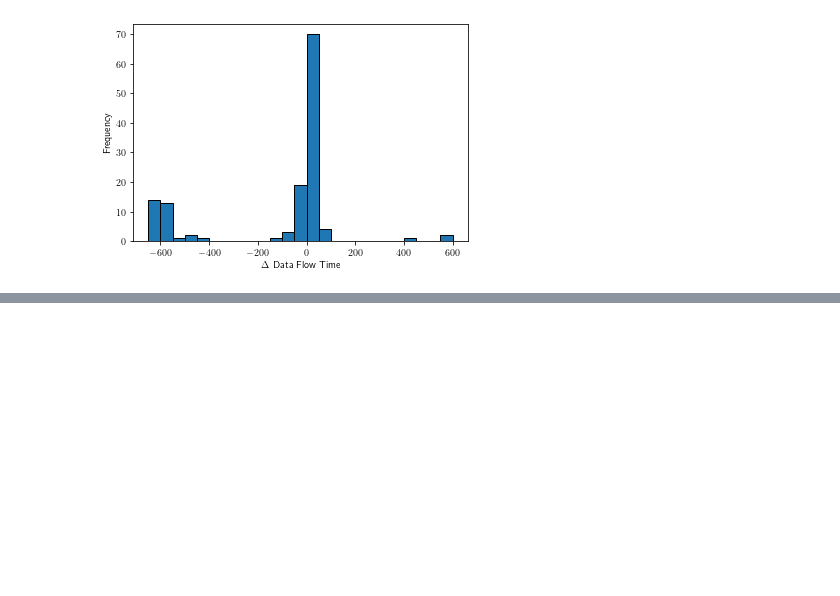
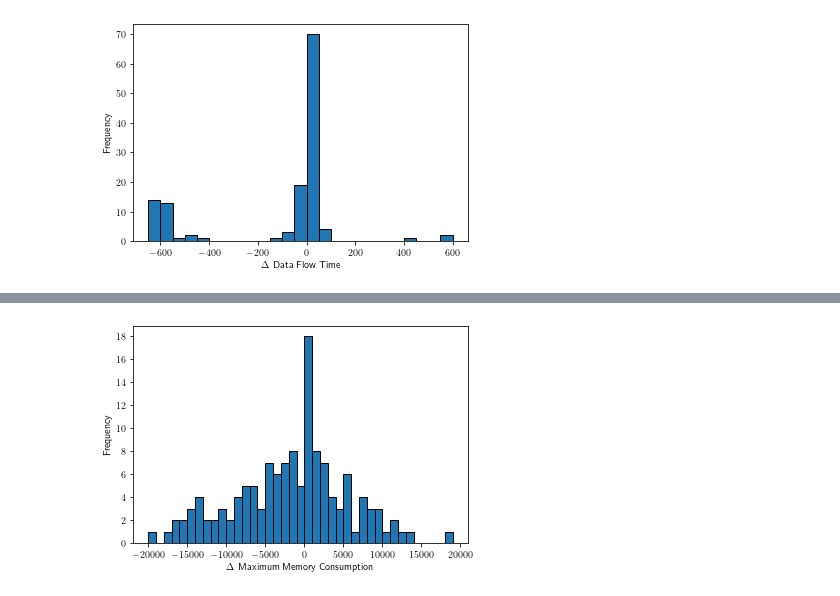
Before and after one commit to t1mlange/bachelor-thesis, a Jupyter notebook: scripts/RealWorld.ipynb, the cells around one changed output, grey strips where cells are left out. Cells and saved outputs as stored; diff of their text form; code cells hidden in the pictures; blank space fills up the shorter version.

```diff
--- a/scripts/RealWorld.ipynb
+++ b/scripts/RealWorld.ipynb
@@ -849,0 +982,56 @@ Median Maximum Memory Consumption & $8090.91MB$ & $27.3MB$\\
+# %%
+# Delta of each app with mem
+
+xfw = []
+datafw = []
+cfw = []
+xbw = []
+databw = []
+cbw = []
+
+delta = []
+deltat = []
+for name, app in apps.items():
+    if not app.isMemValid():
+        continue
+
+    d = 0
+    dt = 0
+    r1 = None
+    r2 = None
+    for run in app.runsSMP:
+        if run.direction == Direction.ForwardsSMP:
+            d -= run.maxMemPrecise
+            dt -= run.dataflowTime
+            r1 = run
+        elif run.direction == Direction.BackwardsSMP:
+            d += run.maxMemPrecise
+            dt += run.dataflowTime
+            r2 = run
+
+#     if abs(d) > 399:
+#         rel = app.sources / app.sinks
+#         if d < 0:
+#             ed1 = round(r1.infoflowEdges / r2.infoflowEdges)
+#             ed2 = round(r1.aliasEdges / r2.aliasEdges)
+#         else:
+#             ed1 = round(r2.infoflowEdges / (1 if r1.infoflowEdges == 0 else r1.infoflowEdges))
+#             ed2 = round(r2.aliasEdges / (1 if r1.aliasEdges == 0 else r1.aliasEdges))
+# #         print(f"{name}: {d}s with {app.sources}:{app.sinks} and edge {ed1}:{ed2}")
+    delta.append(d)
+
+#     if np.sign(d) != np.sign(dt) and (dt > 10 or d > 100):
+#         print("%s : %s" % (d, dt))
+
+fig = plt.figure()
+base = 1000
+rounded = int(base * np.ceil(np.abs(delta).max()/base))
+plt.hist(delta, bins=np.arange(-rounded, rounded, base), edgecolor='black')
+plt.xlabel("$\\Delta$ Maximum Memory Consumption")
+plt.ylabel("Frequency")
+locs, labels = plt.yticks()
+yint = np.arange(0, np.ceil(np.max(locs)), 2)
+plt.yticks(yint)
+plt.savefig(FIG_PATH + "memHist.pgf")
+# %% [output]
+[figure, added]
```
Also changed, not shown: parts of 4 cells of this notebook, 32 other files.
